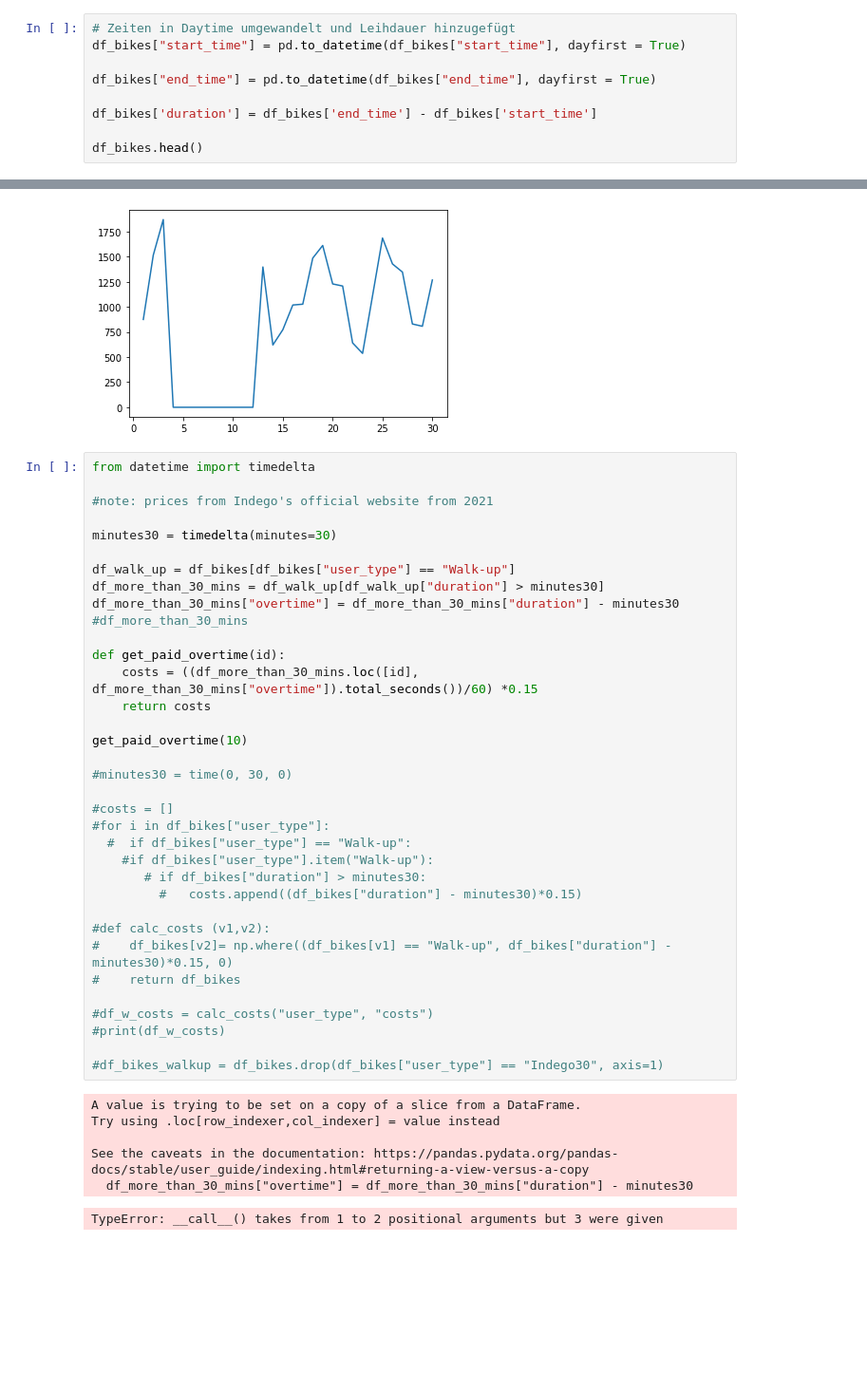
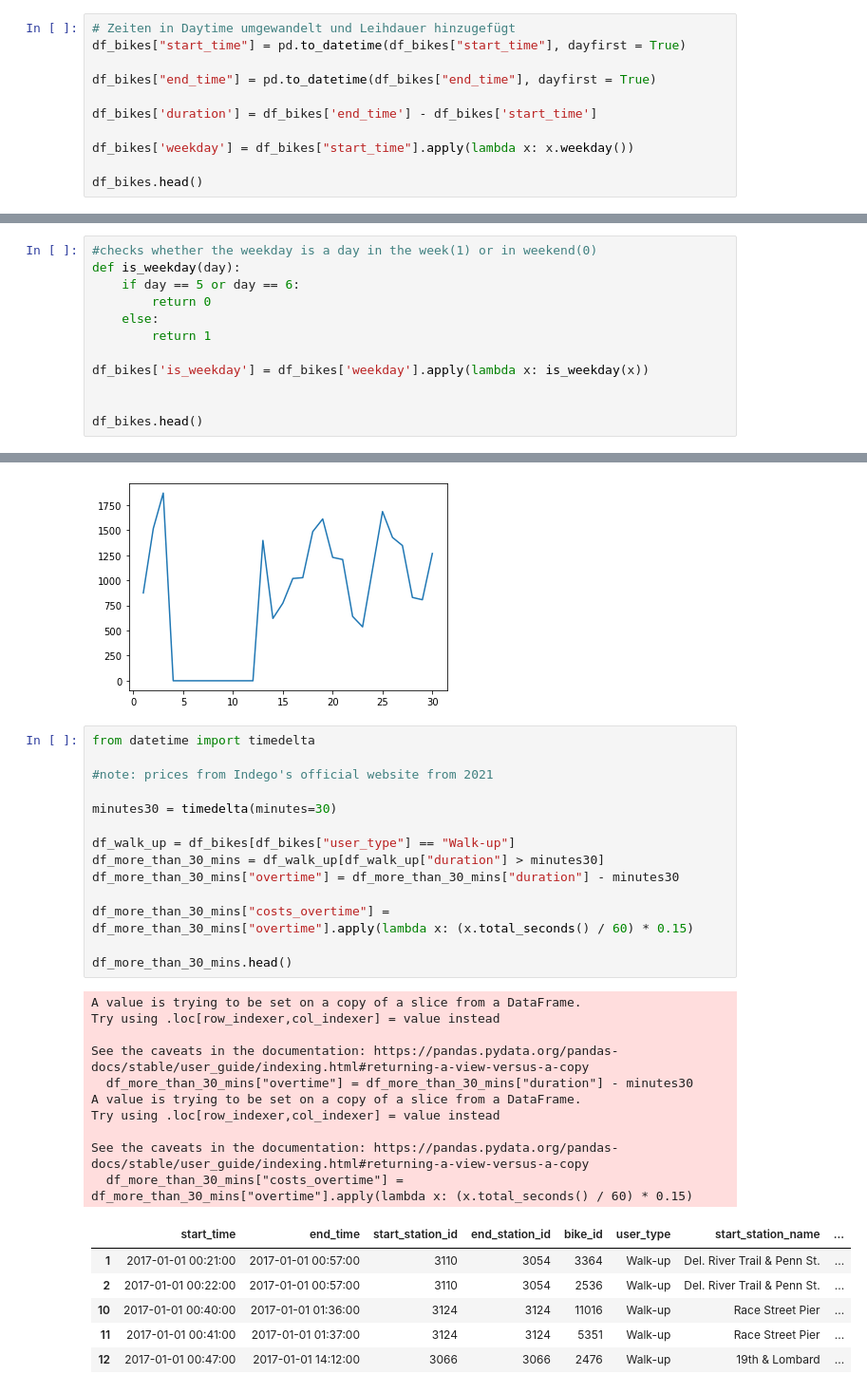
Before and after one commit to GoebelM94/dsml2021, a Jupyter notebook: notebooks/Maik Data Analysis.ipynb, the cells around one changed output, grey strips where cells are left out. Shown: that part at 95% size. Drawn from its saved outputs; the diff is of its cells as text; blank space fills up the shorter version.

```diff
--- a/notebooks/Maik Data Analysis.ipynb
+++ b/notebooks/Maik Data Analysis.ipynb
@@ -180,6 +180,8 @@ df_bikes["end_time"] = pd.to_datetime(df_bikes["end_time"], dayfirst = True)
 
 df_bikes['duration'] = df_bikes['end_time'] - df_bikes['start_time']
 
+df_bikes['weekday'] = df_bikes["start_time"].apply(lambda x: x.weekday())
+
 df_bikes.head()
 # %% [output]
 |  | start_time | end_time | start_station_id | end_station_id | bike_id | user_type | start_station_name | ... |
@@ -188,3 +190,15 @@ df_bikes.head()
 | 2 | 2017-01-01 00:22:00 | 2017-01-01 00:57:00 | 3110 | 3054 | 2536 | Walk-up | Del. River Trail & Penn St. | ... |
 | 3 | 2017-01-01 00:27:00 | 2017-01-01 00:39:00 | 3041 | 3005 | 5176 | Indego30 | Girard Station, MFL | ... |
 | 4 | 2017-01-01 00:28:00 | 2017-01-01 00:36:00 | 3047 | 3124 | 5370 | Walk-up | Independence Mall, NPS | ... |
+# %%
+#checks whether the weekday is a day in the week(1) or in weekend(0)
+def is_weekday(day):
+    if day == 5 or day == 6:
+        return 0
+    else:
+        return 1
+
+df_bikes['is_weekday'] = df_bikes['weekday'].apply(lambda x: is_weekday(x))
+
+
+df_bikes.head()
@@ -409,42 +430,31 @@ plt.plot(x, y)
 # %%
 from datetime import timedelta
 
 #note: prices from Indego's official website from 2021
 
 minutes30 = timedelta(minutes=30)
 
 df_walk_up = df_bikes[df_bikes["user_type"] == "Walk-up"]
 df_more_than_30_mins = df_walk_up[df_walk_up["duration"] > minutes30]
 df_more_than_30_mins["overtime"] = df_more_than_30_mins["duration"] - minutes30
-#df_more_than_30_mins
 
-def get_paid_overtime(id):
-    costs = ((df_more_than_30_mins.loc([id], df_more_than_30_mins["overtime"]).total_seconds())/60) *0.15
-    return costs
+df_more_than_30_mins["costs_overtime"] = df_more_than_30_mins["overtime"].apply(lambda x: (x.total_seconds() / 60) * 0.15)
 
-get_paid_overtime(10)
-
-#minutes30 = time(0, 30, 0)
-
-#costs = []
-#for i in df_bikes["user_type"]:
-  #  if df_bikes["user_type"] == "Walk-up":
-    #if df_bikes["user_type"].item("Walk-up"):
-       # if df_bikes["duration"] > minutes30:
-         #   costs.append((df_bikes["duration"] - minutes30)*0.15)
-
-#def calc_costs (v1,v2):
-#    df_bikes[v2]= np.where((df_bikes[v1] == "Walk-up", df_bikes["duration"] - minutes30)*0.15, 0)
-#    return df_bikes
-
-#df_w_costs = calc_costs("user_type", "costs")
-#print(df_w_costs)
-
-#df_bikes_walkup = df_bikes.drop(df_bikes["user_type"] == "Indego30", axis=1)
+df_more_than_30_mins.head()
 # %% [output]
 A value is trying to be set on a copy of a slice from a DataFrame.
 Try using .loc[row_indexer,col_indexer] = value instead
 
 See the caveats in the documentation: https://pandas.pydata.org/pandas-docs/stable/user_guide/indexing.html#returning-a-view-versus-a-copy
   df_more_than_30_mins["overtime"] = df_more_than_30_mins["duration"] - minutes30
+A value is trying to be set on a copy of a slice from a DataFrame.
+Try using .loc[row_indexer,col_indexer] = value instead
+
+See the caveats in the documentation: https://pandas.pydata.org/pandas-docs/stable/user_guide/indexing.html#returning-a-view-versus-a-copy
+  df_more_than_30_mins["costs_overtime"] = df_more_than_30_mins["overtime"].apply(lambda x: (x.total_seconds() / 60) * 0.15)
-TypeError: __call__() takes from 1 to 2 positional arguments but 3 were given
+|  | start_time | end_time | start_station_id | end_station_id | bike_id | user_type | start_station_name | ... |
+| 1 | 2017-01-01 00:21:00 | 2017-01-01 00:57:00 | 3110 | 3054 | 3364 | Walk-up | Del. River Trail & Penn St. | ... |
+| 2 | 2017-01-01 00:22:00 | 2017-01-01 00:57:00 | 3110 | 3054 | 2536 | Walk-up | Del. River Trail & Penn St. | ... |
+| 10 | 2017-01-01 00:40:00 | 2017-01-01 01:36:00 | 3124 | 3124 | 11016 | Walk-up | Race Street Pier | ... |
+| 11 | 2017-01-01 00:41:00 | 2017-01-01 01:37:00 | 3124 | 3124 | 5351 | Walk-up | Race Street Pier | ... |
+| 12 | 2017-01-01 00:47:00 | 2017-01-01 14:12:00 | 3066 | 3066 | 2476 | Walk-up | 19th & Lombard | ... |
```
Also changed, not shown: parts of 6 cells of this notebook, 1 other file.
